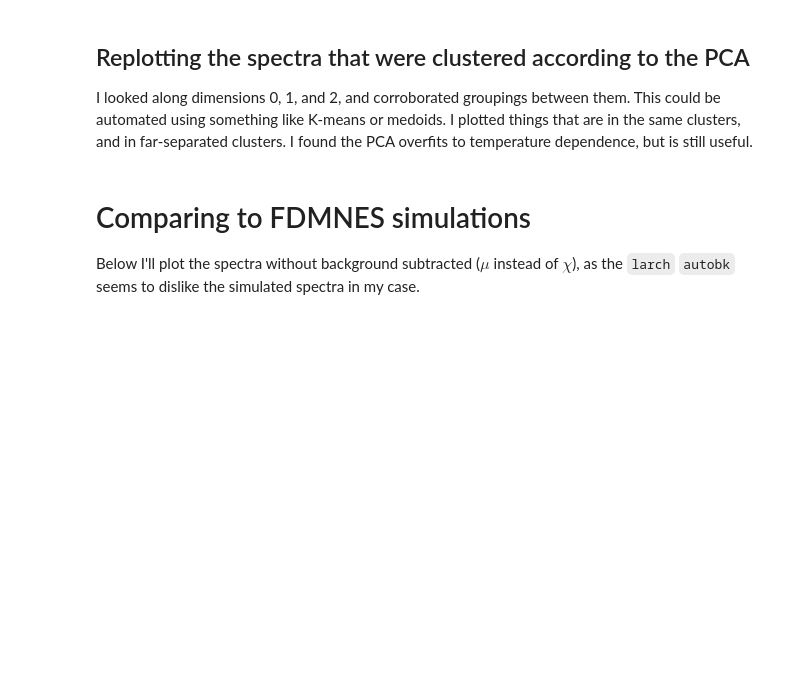
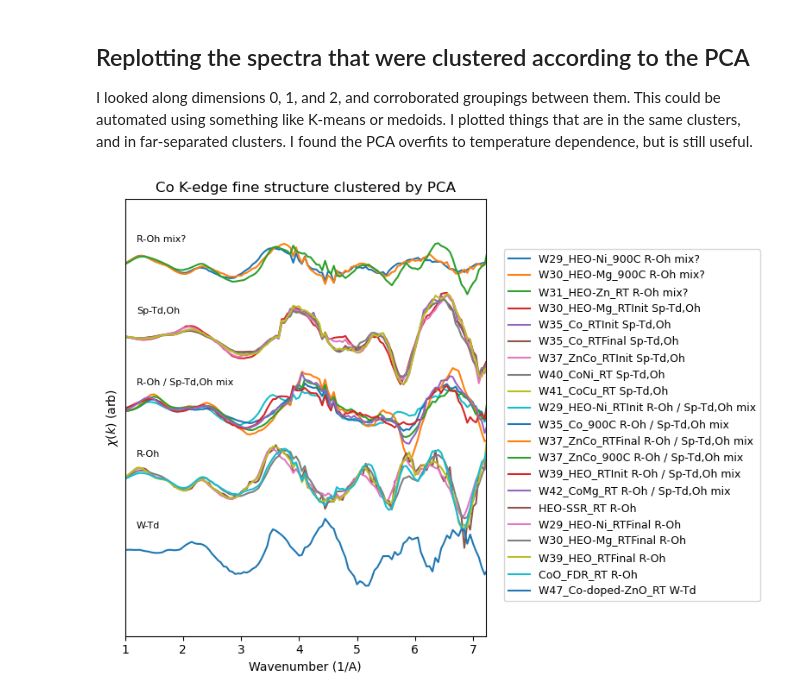
Before and after one commit to Certaingemstone/heo-xas-xrd, a Jupyter notebook: xas-pca-compare.ipynb, the cells around one changed output. Saved outputs shown, nothing was run; the diff lists cells and outputs as text; code cells hidden in the pictures; blank space fills up the shorter version.

```diff
--- a/xas-pca-compare.ipynb
+++ b/xas-pca-compare.ipynb
@@ -231,37 +229,32 @@ plt.show()
 I looked along dimensions 0, 1, and 2, and corroborated groupings between them. This could be automated using something like K-means or medoids.
 I plotted things that are in the same clusters, and in far-separated clusters. I found the PCA overfits to temperature dependence, but is still useful.
 # %%
-ref_root = r'FDMNES'
-names_ref = ['CoO_Oh', 'Co15Zn85O_Co','Co3O4_Oh', 'Co3O4_Td']
-
-kwt = 2
-ref_scale = 0.7
-
-clusternames = {0: 'R-Oh mix?', 1: 'Sp-Td,Oh', 2: 'R-Oh', 3: 'R-Oh / Sp-Td,Oh mix', 4: 'W-Td'}
+# Note: Due to random initialization, sometimes the order of the clusters can change
+# should change these labels accordingly
+clusternames = {0: 'R-Oh mix?', 1: 'Sp-Td,Oh', 2: 'R-Oh / Sp-Td,Oh mix', 3: 'R-Oh', 4: 'W-Td'}
 
 fig, ax = plt.subplots(figsize=(8,6))
 ax.set_xlim(1,7.22)
 spec_offset = 0
 
 # Plot experimental data
 for key, members in clusterings.items():
     clustername = clusternames[key]
     ax.text(1.2, spec_offset+1.5, clustername, fontsize=8)
     for pair in members:
         index = pair[0]
         samplename = pair[1]
         chis = CHIK[index] + spec_offset
         ax.plot(K, chis, label=f'{samplename} {clustername}')
     spec_offset -= 4.5
 
 ax.set_yticks([])
 ax.set_xlabel('Wavenumber (1/A)')
 ax.set_ylabel('$\chi(k)$ (arb)')
 ax.set_title('Co K-edge fine structure clustered by PCA')
 ax.legend(ncol=1, loc=(1.05, 0.08), fontsize=9)
 plt.tight_layout()
 # plt.savefig('Output/BM23/Co_ClusteredSpecs', dpi=300)
 plt.show()
+# %% [output]
+[figure, added]
-# %% [markdown]
-# Comparing to FDMNES simulations
-Below I'll plot the spectra without background subtracted ($\mu$ instead of $\chi$), as the `larch` `autobk` seems to dislike the simulated spectra in my case.
```
Also changed, not shown: parts of 3 cells of this notebook, 3 other files.
